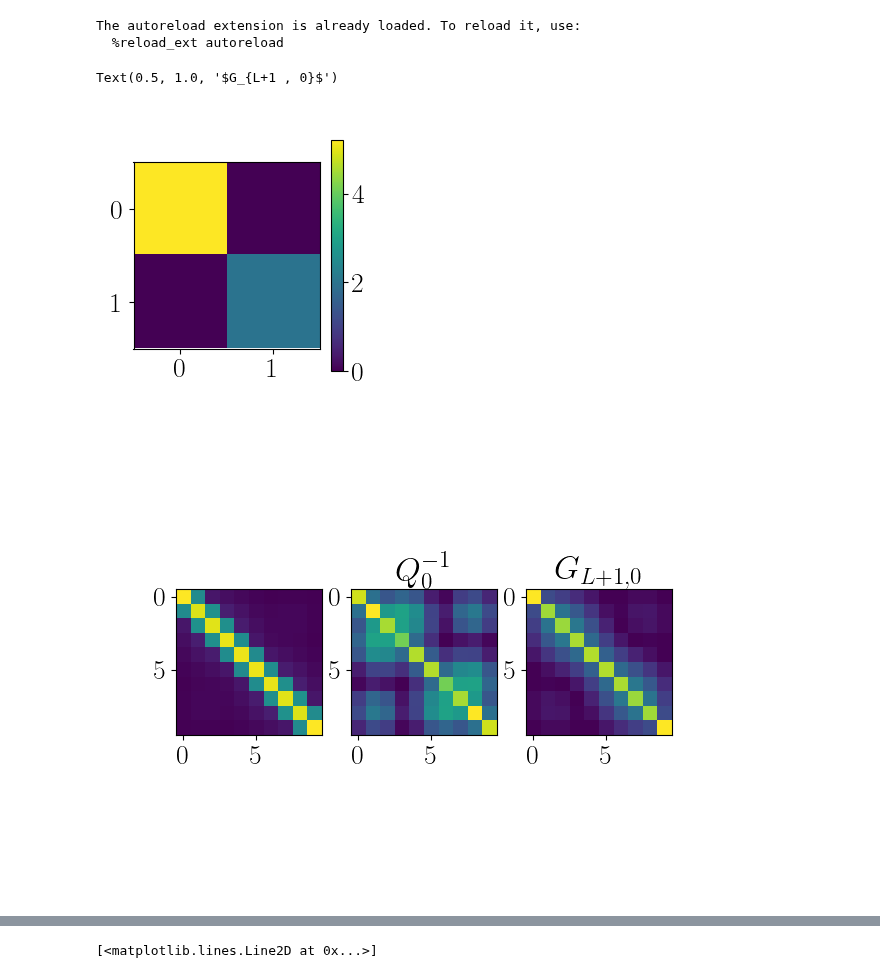
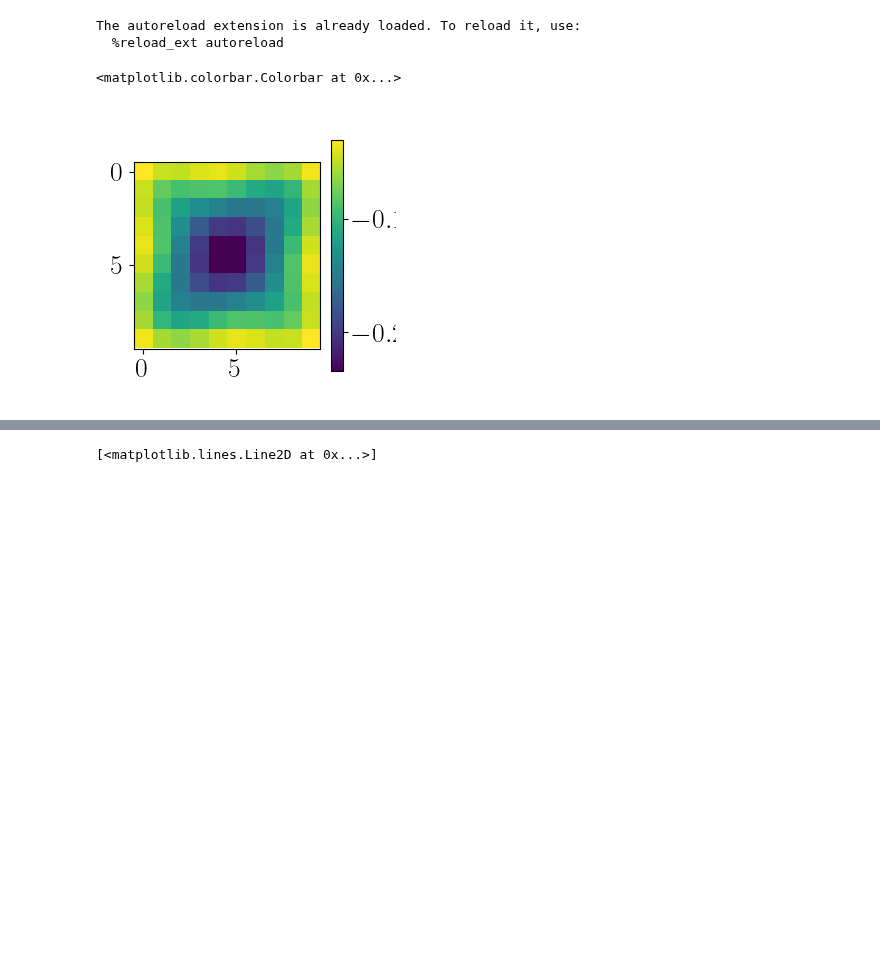
Before and after one commit to krishtoffel99/Josephson-Investigations-Old, a Jupyter notebook: Josephson effect and Supercurrents/diagnostics_2.ipynb, the cells around one changed output, grey strips where cells are left out. Cells and saved outputs as stored; diff of their text form; code cells hidden in the pictures; blank space fills up the shorter version.

```diff
--- a/Josephson effect and Supercurrents/diagnostics_2.ipynb
+++ b/Josephson effect and Supercurrents/diagnostics_2.ipynb
@@ -52,7 +52,7 @@ params = JosephsonParameters(W = 10 ,
                              t = 1,
                              a = 1 ,
                              flux = 0.0,
-                             energy = 0.0,
+                             energy = 0.5,
                              Delta = 0,
                              phase = 0,
                              mu = 0.5,
@@ -197,8 +197,8 @@ def compute_transmission_matrix(lead_indices , params):
 
     # Recursive step:
     G_start = scipy.linalg.inv(params.energy*np.identity(params.W) - H_start_tilde)
-    diag_greensfunctions = np.zeros(shape = (params.W , params.W , no_steps))
-    off_diag_greensfunctions = np.zeros(shape = (params.W , params.W , no_steps))
+    diag_greensfunctions = np.zeros(shape = (params.W , params.W , no_steps) , dtype = np.complex128)
+    off_diag_greensfunctions = np.zeros(shape = (params.W , params.W , no_steps), dtype = np.complex128)
 
     # Initial condition:
     diag_greensfunctions[: , : , 0] = G_start
@@ -238,20 +238,20 @@ def compute_transmission_matrix(lead_indices , params):
 # %%
 lead_indices = [0 , params.L + 1]
 transmission, norm_trans , normalisation_matrix, debugging = compute_transmission_matrix(lead_indices , params)
 plt.figure(figsize = (3 , 3))
-plt.imshow(np.abs(norm_trans))
+plt.imshow(np.real(debugging['m4']))
 plt.colorbar()
 
-fig ,ax = plt.subplots(nrows = 1 , ncols = 3)
-ax[0].imshow(np.abs(debugging['m5']))
-ax[1].imshow(np.abs(np.linalg.inv(debugging['m5'])))
-ax[1].set_title(r'$Q_{0}^{-1}$')
-ax[2].imshow(np.abs(debugging['m6']))
-ax[2].set_title(r'$G_{L+1 , 0}$')
+
+# fig ,ax = plt.subplots(nrows = 1 , ncols = 3)
+# ax[0].imshow(np.abs(debugging['m5']))
+# ax[1].imshow(np.abs(np.linalg.inv(debugging['m5'])))
+# ax[1].set_title(r'$Q_{0}^{-1}$')
+# ax[2].imshow(np.abs(debugging['m6']))
+# ax[2].set_title(r'$G_{L+1 , 0}$')
 # %% [output]
-Text(0.5, 1.0, '$G_{L+1 , 0}$')
+<matplotlib.colorbar.Colorbar at 0x...>
-[figure, old version]
+[figure, new version]
-[figure, removed]
 # %%
 # Modelling the same system in Kwant for comparision:
 def kwant_comparision(params):
```
Also changed, not shown: parts of 1 cell of this notebook, 2 other files.
